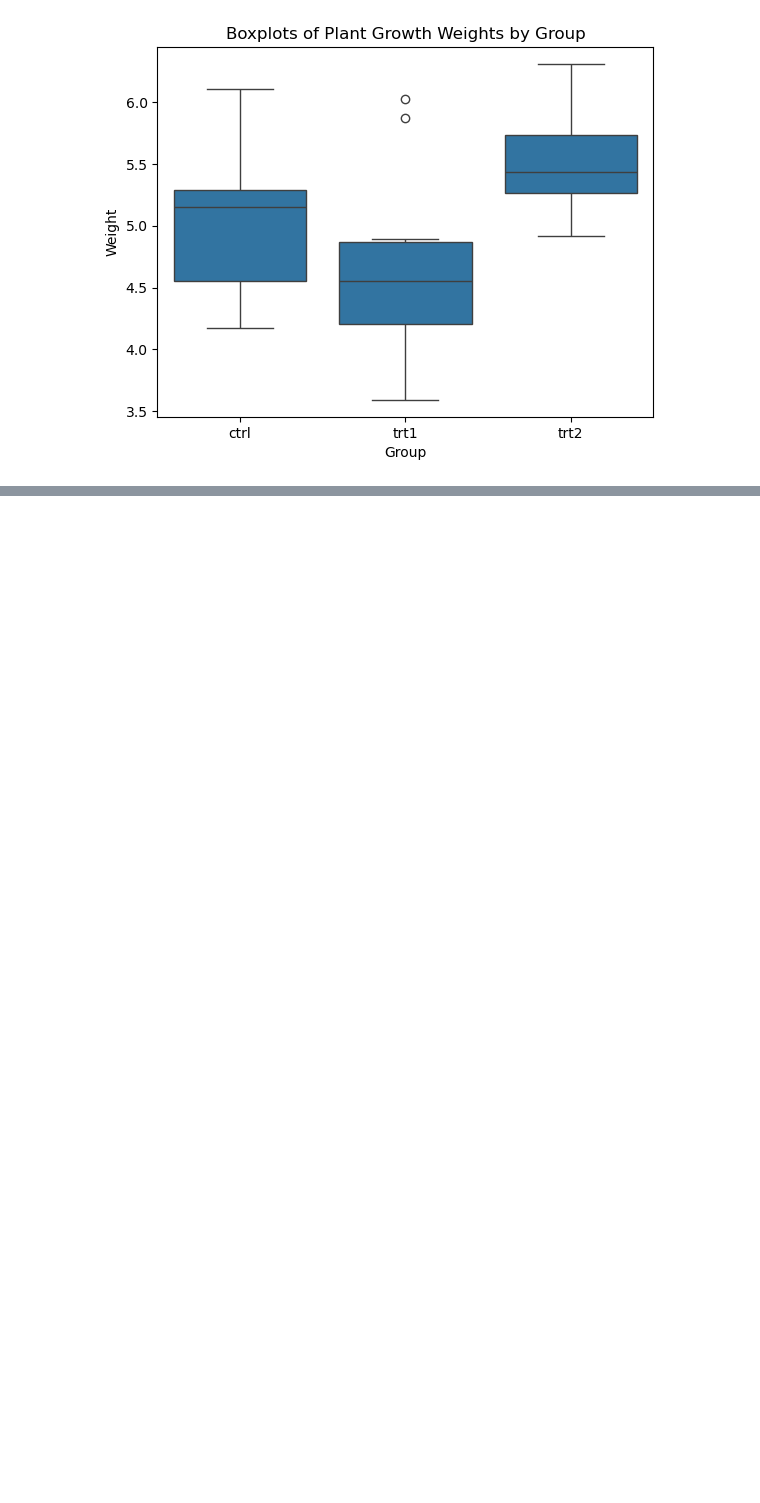
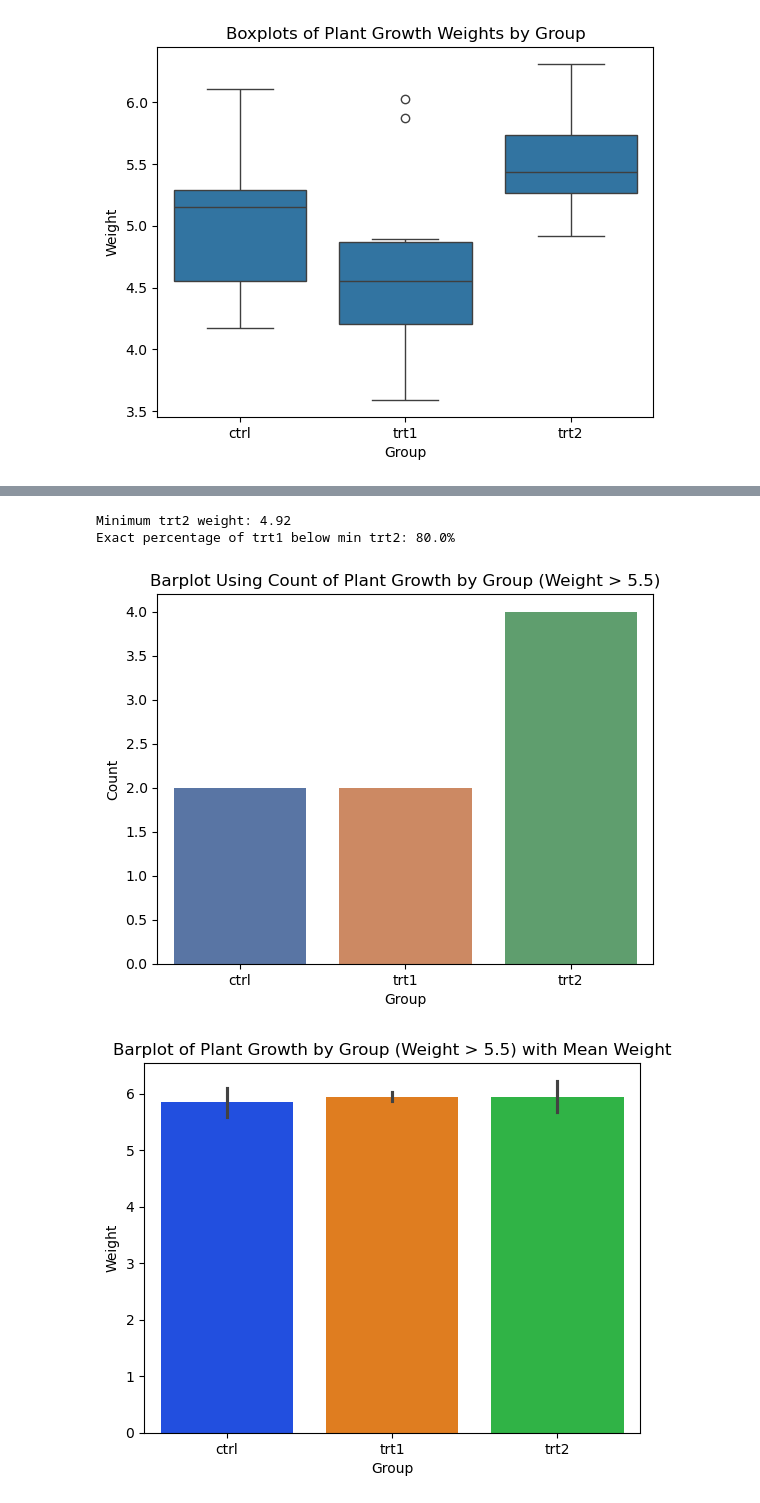
Before and after one commit to pazavala/GRAD-50500-Assignment-2, a Jupyter notebook: Priscilla_Zavala_Week_3_Assignment_1.ipynb, the cells around one changed output, grey strips where cells are left out. Saved outputs shown, nothing was run; the diff lists cells and outputs as text; code cells hidden in the pictures; blank space fills up the shorter version.

```diff
--- a/Priscilla_Zavala_Week_3_Assignment_1.ipynb
+++ b/Priscilla_Zavala_Week_3_Assignment_1.ipynb
@@ -145,6 +177,57 @@ plt.show()
 # %%
 ## d.) Find the exact percentage of the "trt1" weights that are
 ## below the minimum "trt2" weight.
+
+# Get minimum of trt2 and trt1 weights
+min_trt2 = PlantGrowth[PlantGrowth["group"] == "trt2"]["weight"].min()
+trt1_weights = PlantGrowth[PlantGrowth["group"] == "trt1"]["weight"]
+
+# Calculate exact percentage of trt1 weights less than min_trt2
+pct_below = (trt1_weights < min_trt2).mean() * 100
+
+# Print answer, rounding to tenths for better formatting
+print(f"\nMinimum trt2 weight: {min_trt2}")
+print(f"Exact percentage of trt1 below min trt2: {pct_below:.1f}%")
+# %% [output]
+Minimum trt2 weight: 4.92
+Exact percentage of trt1 below min trt2: 80.0%
 # %%
 ## e.) Only including plants with a weight above 5.5, make a barplot
 ## of the variable group. Use some color palette
+
+# Using countplot to count occurances of each group w/ weight above 5.5
+sns.countplot(
+    x="group",
+    data=PlantGrowth[PlantGrowth["weight"] > 5.5],
+    hue="group",
+    palette="deep",
+    legend=False,
+)
+
+# Add titles and labels to barplot
+plt.title("Barplot Using Count of Plant Growth by Group (Weight > 5.5)")
+plt.xlabel("Group")
+plt.ylabel("Count")
+
+plt.show()
+
+# Including seaborn barplot to show the mean weight of each group for comparison
+sns.barplot(
+    x='group',
+    y='weight',
+    data=PlantGrowth[PlantGrowth['weight'] > 5.5],
+    # Assign hue to group for color coding, using deep color palette
+    hue='group',
+    palette="bright",
+    # Remove legend since hue is same as x-axis
+    legend=False)
+
+# Add titles and labels to barplot
+plt.title('Barplot of Plant Growth by Group (Weight > 5.5) with Mean Weight')
+plt.xlabel('Group')
+plt.ylabel('Weight')
+
+plt.show()
+# %% [output]
+[figure, added]
+[figure, added]
```
Also changed, not shown: parts of 6 cells of this notebook.
